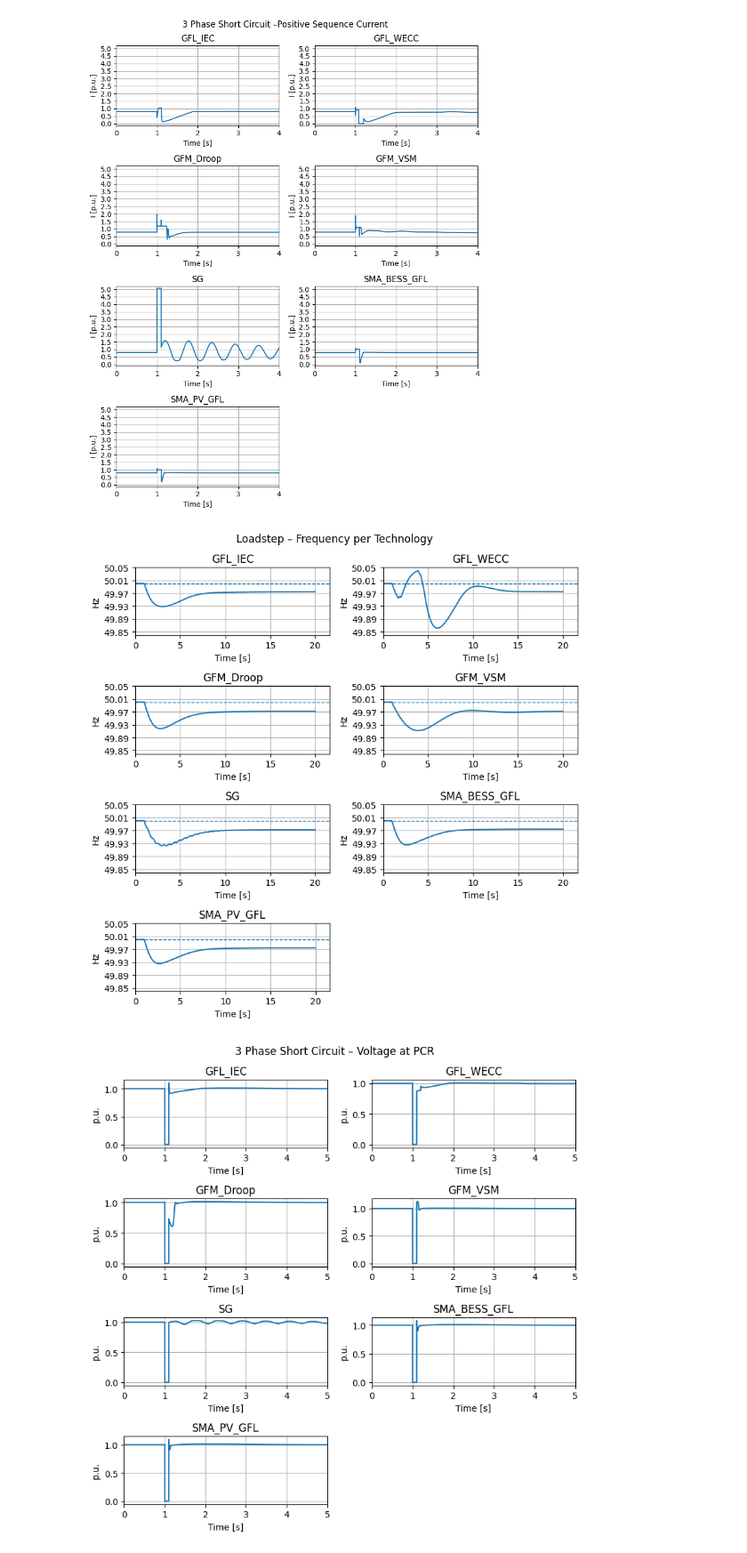
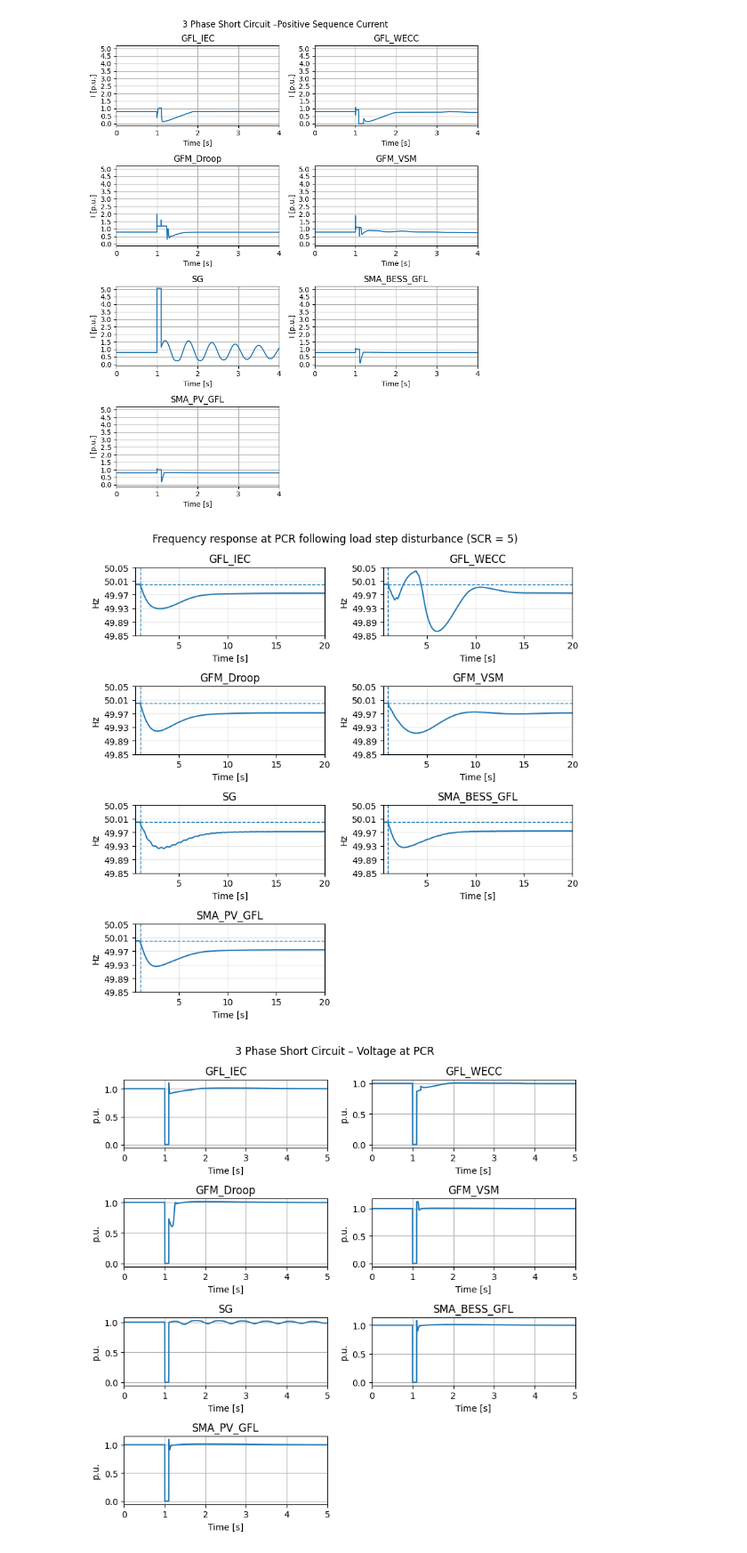
Before and after one commit to marioataveraleon/Thesis, a Jupyter notebook: Scripts/kpis.ipynb, the cells around one changed output. Shown at 89% size. Saved outputs shown, nothing was run; the diff lists cells and outputs as text; code cells hidden in the pictures.

```diff
--- a/Scripts/kpis.ipynb
+++ b/Scripts/kpis.ipynb
@@ -982,37 +999,39 @@ plot_metric_grid(
 keys = list(loadsteps.keys())
 n = n = (len(keys) + 1) // 2
 
 fig, axs = plt.subplots(n, 2, figsize=(8, 2*n), sharex=False)
 axs = axs.flatten()
 
 # If only 1 tech, axs is not iterable → fix:
 if n == 1:
     axs = [axs]
 
 for i, key in enumerate(keys):
     tech,case = key
     df = loadsteps[key]
     df = to_10Hz_reporting_rate(df)
     axs[i].plot(df["Time in s"],df["Electrical Frequency in Hz"])
     axs[i].set_title(tech)
     axs[i].set_xlabel("Time [s]")
     axs[i].set_ylabel("Hz")
-    axs[i].set_xlim(left=0)
+    axs[i].set_xlim(0.5,20)
+    axs[i].axvline(x=1, linestyle="--", linewidth=1)
     axs[i].grid(True)
     axs[i].axhline(50, linestyle='--', linewidth=1)
     axs[i].set_yticks(np.arange(49.85,50.1,0.04))
-    axs[i].set_ylim(49.84, 50.05)
+    axs[i].set_ylim(49.85, 50.05)
+    axs[i].grid(True,alpha = 0.3)
 
 for j in range(len(keys), len(axs)):
     fig.delaxes(axs[j])
 
 axs[-1].set_xlabel("Time [s]")
-fig.suptitle("Loadstep – Frequency per Technology")
+fig.suptitle("Frequency response at PCR following load step disturbance (SCR = 5)")
 
 plt.tight_layout()
 plt.show()
 # %% [output]
-[figure, old version]
+[figure, new version]
 # %%
 keys = list(three_ph_scs.keys())
 n = n = (len(keys) + 1) // 2
```
Also changed, not shown: parts of 3 cells of this notebook, 4 other files.
